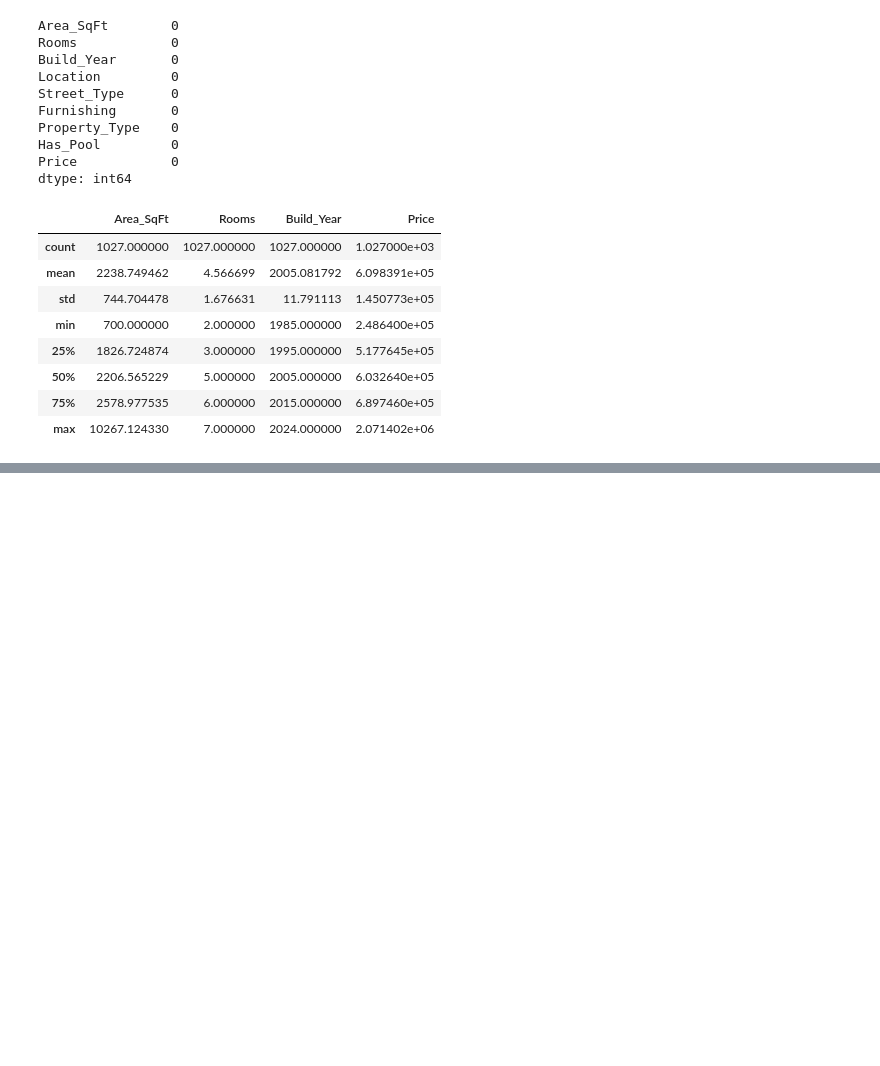
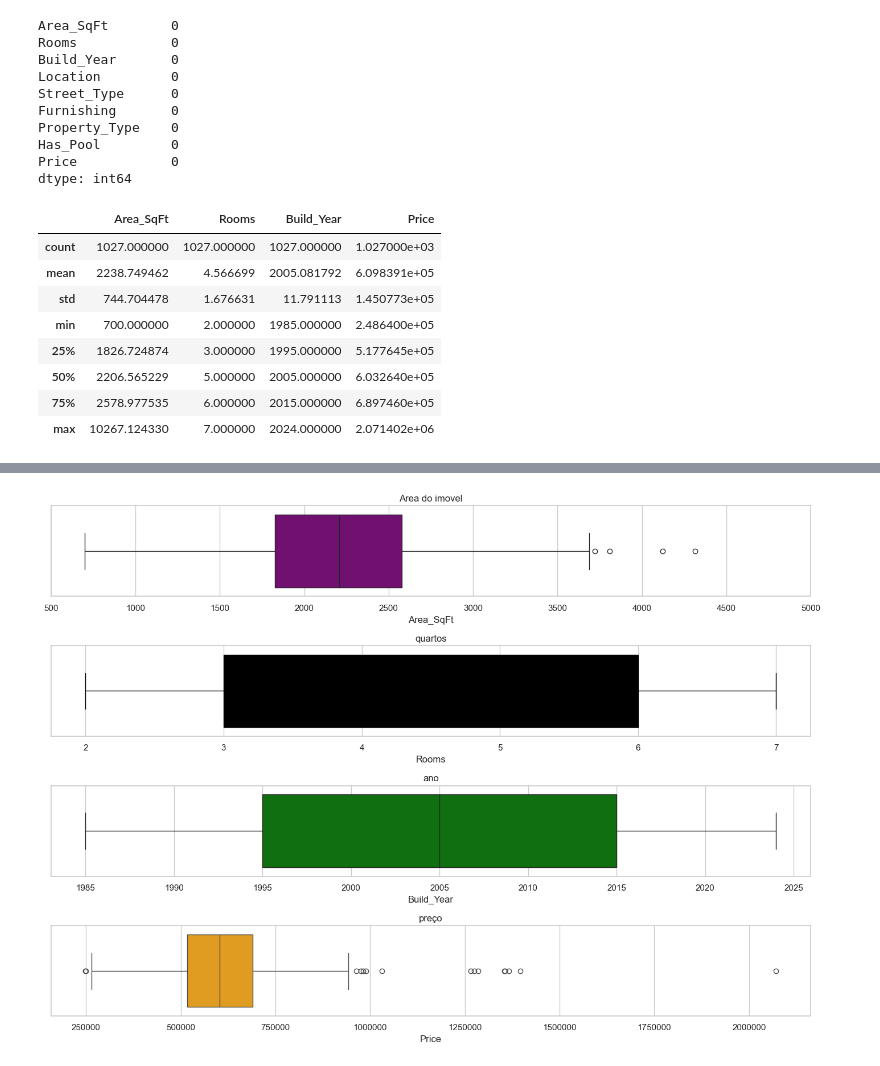
Before and after one commit to e-junior/imobiliary-predictions, a Jupyter notebook: AED.ipynb, the cells around one changed output, grey strips where cells are left out. Drawn from its saved outputs; the diff is of its cells as text; code cells hidden in the pictures; blank space fills up the shorter version.

```diff
--- a/AED.ipynb
+++ b/AED.ipynb
@@ -136,0 +152,20 @@ TypeError: 'module' object is not callable
+# %%
+plt.figure(figsize=(14,10))
+plt.subplot(4,1,1)
+sns.boxplot(data=imob, x='Area_SqFt',   color = 'purple')
+plt.xlim(500,5000)
+plt.title('Area do imovel')
+plt.subplot(4,1,2)
+sns.boxplot(data = imob, x = 'Rooms', color = 'black')
+plt.title('quartos')
+plt.subplot(4,1,3)
+sns.boxplot(data = imob, x = 'Build_Year',  color = 'green')
+plt.title('ano')
+plt.subplot(4,1,4)
+sns.boxplot(data = imob, x = 'Price', color='orange')
+plt.ticklabel_format(style='plain', axis='x')
+plt.title('preço')
+plt.tight_layout()
+plt.show()
+# %% [output]
+[figure, added]
```
Also changed, not shown: parts of 6 cells of this notebook, 1 other file.
